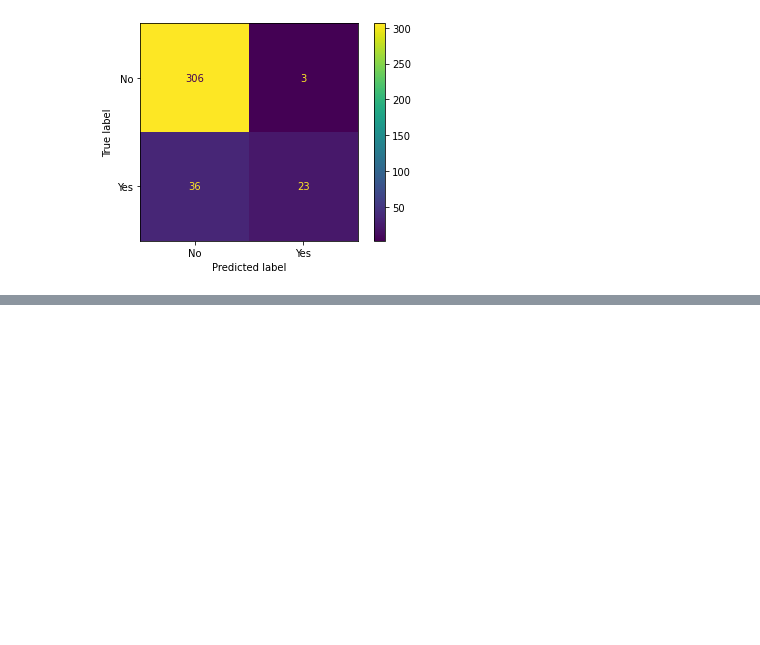
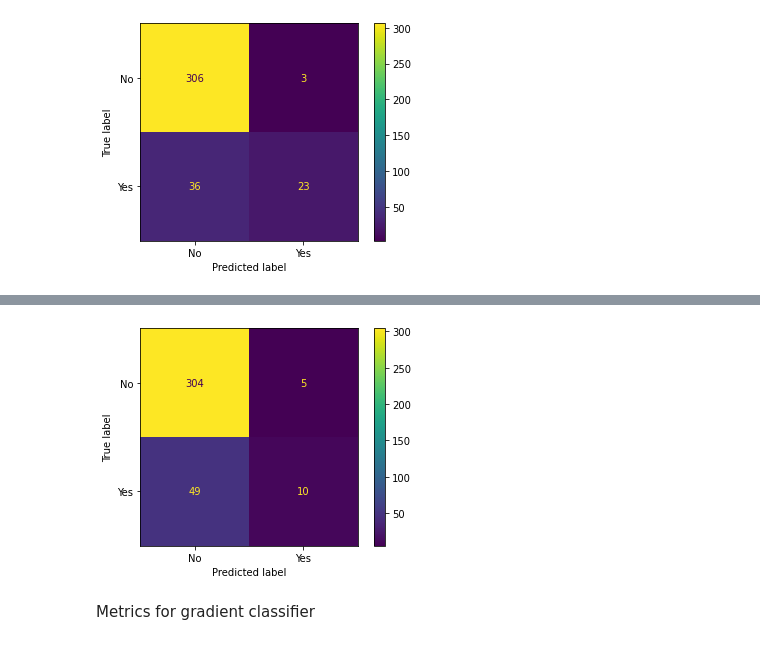
Before and after one commit to gentryae/ML_classwork, a Jupyter notebook: employee_churn_template.ipynb, the cells around one changed output, grey strips where cells are left out. Drawn from its saved outputs; the diff is of its cells as text; code cells hidden in the pictures; blank space fills up the shorter version.

Commit message:
final updates for confusion matrix

```diff
--- a/employee_churn_template.ipynb
+++ b/employee_churn_template.ipynb
@@ -522,0 +537,12 @@ plt.show()
+# %%
+# TODO: plot the confusion matrix graph
+cm = confusion_matrix(y_test, grid_search2.best_estimator_.predict(X_test))
+disp = ConfusionMatrixDisplay(confusion_matrix=cm,
+                               display_labels=grid_search2.classes_)
+disp.plot()
+
+plt.show()
+# %% [output]
+[figure, added]
+# %% [markdown]
+Metrics for gradient classifier
```
Also changed, not shown: parts of 4 cells of this notebook.
